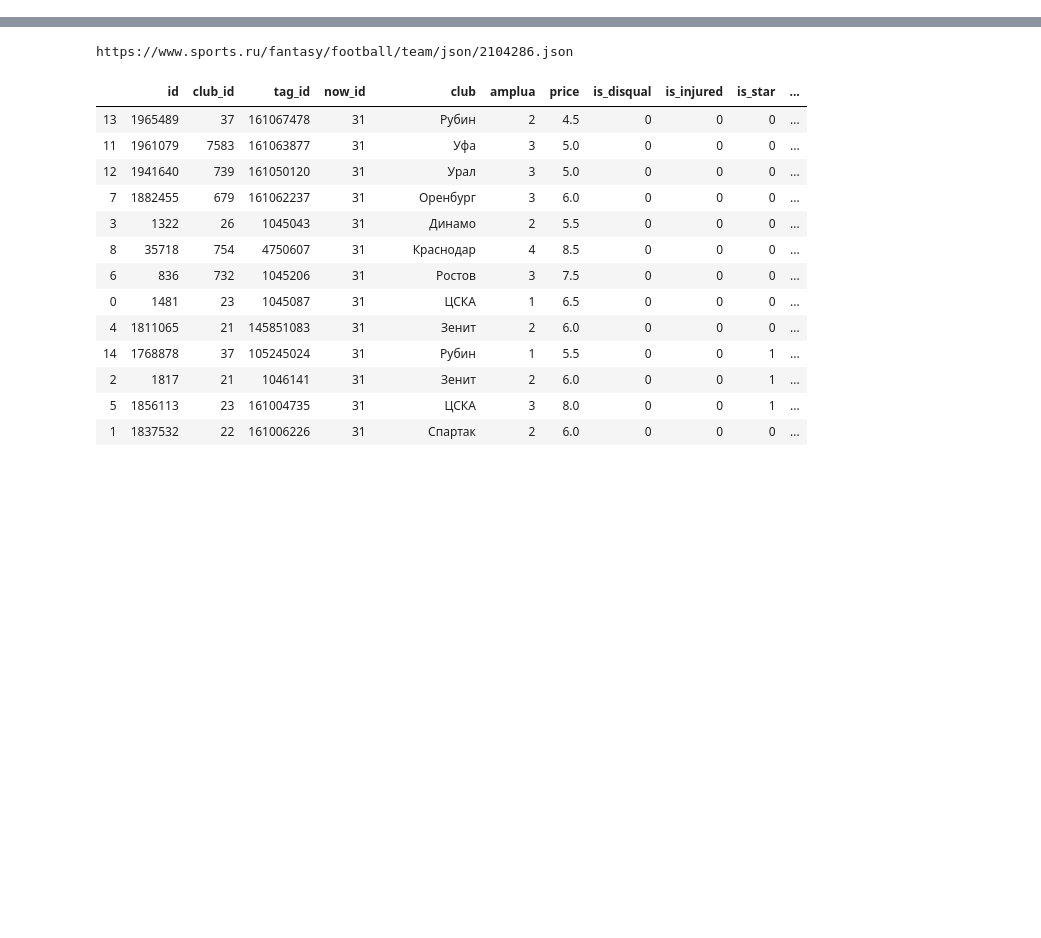
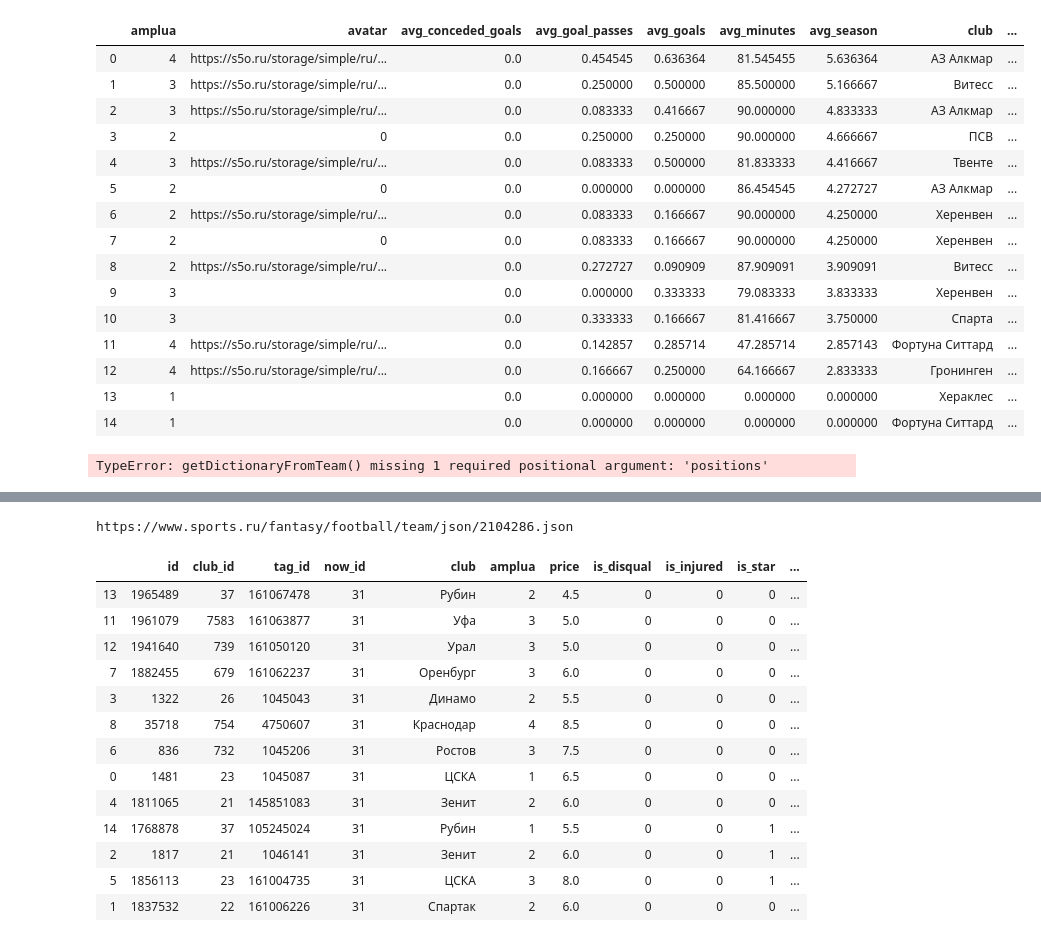
Before and after one commit to DonaldWipper/fantasy, a Jupyter notebook: FlaskApp/parse_sports.ipynb, the cells around one changed output, grey strips where cells are left out. Saved outputs shown, nothing was run; the diff lists cells and outputs as text; code cells hidden in the pictures; blank space fills up the shorter version.

```diff
--- a/FlaskApp/parse_sports.ipynb
+++ b/FlaskApp/parse_sports.ipynb
@@ -17,7 +17,9 @@ from robobrowser import RoboBrowser
 import sport_fantasy as sf
 %matplotlib inline
 %config InlineBackend.figure_format = 'retina'
-
+pd.set_option("max_rows", 600)
+pd.set_option("max_columns", 200)
+pd.set_option("max_colwidth", 400)
 
 %load_ext autoreload
 %autoreload 2
@@ -80,25 +89,10 @@ NameError: name 'key' is not defined
 # %%
-f = fantasy_logic.sportsFantasyLogic(2104286, 31, 7371, sports)
 team_df = f.getMyFantasyTeam().fillna(0)
+all_players_df =  f.getAllFantasyPlayers()
 team_df['is_inner_games'] = 1
-worst = f.getWorst(team = team_df, top = 3)
+worst = f.getWorst(team = team_df, top=3)
 positions_worst = list(worst['amplua'])
 clubs_ids = list(worst['club_id'])
 players_ids = list(team_df['id'])
-sum_price = float(worst[['price']].sum())
-            teams_limit_send =  f.playersInTeamLimit(team_df, club_ids = clubs_ids)
-        else:
-            team_df = pd.DataFrame()
-            positions_worst = [1, 2, 2, 2, 3, 3, 3, 3, 4, 4, 4, 3, 2, 2, 1]
-            teams_limit_send = {}
-            players_ids = []
-            sum_price = 100
-            worst = [1]
-        best_players = f.getBest(team = all_players_df,
-                                     positions = positions_worst,
-                                     sum_price = sum_price,
-                                     teamsLimit = teams_limit_send,
-                                     my_players = players_ids,
-                                     max_player_one_team = settings['fantasy_settings']["tournaments"][tour]['max_player_one_team'])
-
-        df_transfers = f.getNewTeamAfterSubstitions(team_df, worst_players = worst, best_players = best_players)
+sum_price = 100 - team_df.sum()['price'] + float(worst[['price']].sum())
+teams_limit_send =  f.playersInTeamLimit(team_df, club_ids = clubs_ids)
@@ -107,0 +129,9 @@ sum_price = float(worst[['price']].sum())
+# %%
+best_players = f.getBest(team = all_players_df,
+                         positions = positions_worst,
+                         sum_price = sum_price,
+                         teamsLimit = teams_limit_send,
+                         my_players = players_ids,
+                         max_player_one_team = 3)
+
+df_transfers = f.getNewTeamAfterSubstitions(team_df, worst_players = worst, best_players = best_players)
@@ -107,0 +198,23 @@ sum_price = float(worst[['price']].sum())
+# %%
+df_transfers
+# %% [output]
+|  | amplua | avatar | avg_conceded_goals | avg_goal_passes | avg_goals | avg_minutes | avg_season | club | ... |
+| 0 | 4 | https://s5o.ru/storage/simple/ru/... | 0.0 | 0.454545 | 0.636364 | 81.545455 | 5.636364 | АЗ Алкмар | ... |
+| 1 | 3 | https://s5o.ru/storage/simple/ru/... | 0.0 | 0.250000 | 0.500000 | 85.500000 | 5.166667 | Витесс | ... |
+| 2 | 3 | https://s5o.ru/storage/simple/ru/... | 0.0 | 0.083333 | 0.416667 | 90.000000 | 4.833333 | АЗ Алкмар | ... |
+| 3 | 2 | 0 | 0.0 | 0.250000 | 0.250000 | 90.000000 | 4.666667 | ПСВ | ... |
+| 4 | 3 | https://s5o.ru/storage/simple/ru/... | 0.0 | 0.083333 | 0.500000 | 81.833333 | 4.416667 | Твенте | ... |
+| 5 | 2 | 0 | 0.0 | 0.000000 | 0.000000 | 86.454545 | 4.272727 | АЗ Алкмар | ... |
+| 6 | 2 | https://s5o.ru/storage/simple/ru/... | 0.0 | 0.083333 | 0.166667 | 90.000000 | 4.250000 | Херенвен | ... |
+| 7 | 2 | 0 | 0.0 | 0.083333 | 0.166667 | 90.000000 | 4.250000 | Херенвен | ... |
+| 8 | 2 | https://s5o.ru/storage/simple/ru/... | 0.0 | 0.272727 | 0.090909 | 87.909091 | 3.909091 | Витесс | ... |
+| 9 | 3 |  | 0.0 | 0.000000 | 0.333333 | 79.083333 | 3.833333 | Херенвен | ... |
+| 10 | 3 |  | 0.0 | 0.333333 | 0.166667 | 81.416667 | 3.750000 | Спарта | ... |
+| 11 | 4 | https://s5o.ru/storage/simple/ru/... | 0.0 | 0.142857 | 0.285714 | 47.285714 | 2.857143 | Фортуна Ситтард | ... |
+| 12 | 4 | https://s5o.ru/storage/simple/ru/... | 0.0 | 0.166667 | 0.250000 | 64.166667 | 2.833333 | Гронинген | ... |
+| 13 | 1 |  | 0.0 | 0.000000 | 0.000000 | 0.000000 | 0.000000 | Хераклес | ... |
+| 14 | 1 |  | 0.0 | 0.000000 | 0.000000 | 0.000000 | 0.000000 | Фортуна Ситтард | ... |
+# %%
+getDictionaryFromTeam(df_transfers)
+# %% [output]
+TypeError: getDictionaryFromTeam() missing 1 required positional argument: 'positions'
```
Also changed, not shown: parts of 18 cells of this notebook, 24 other files.
